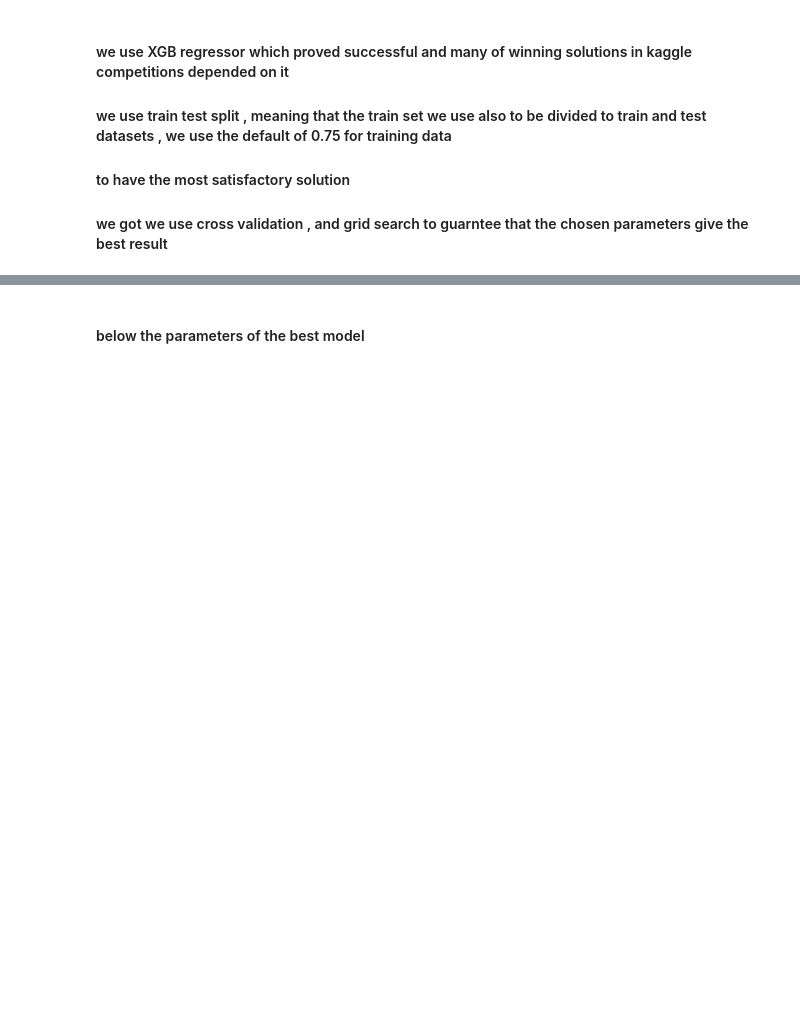
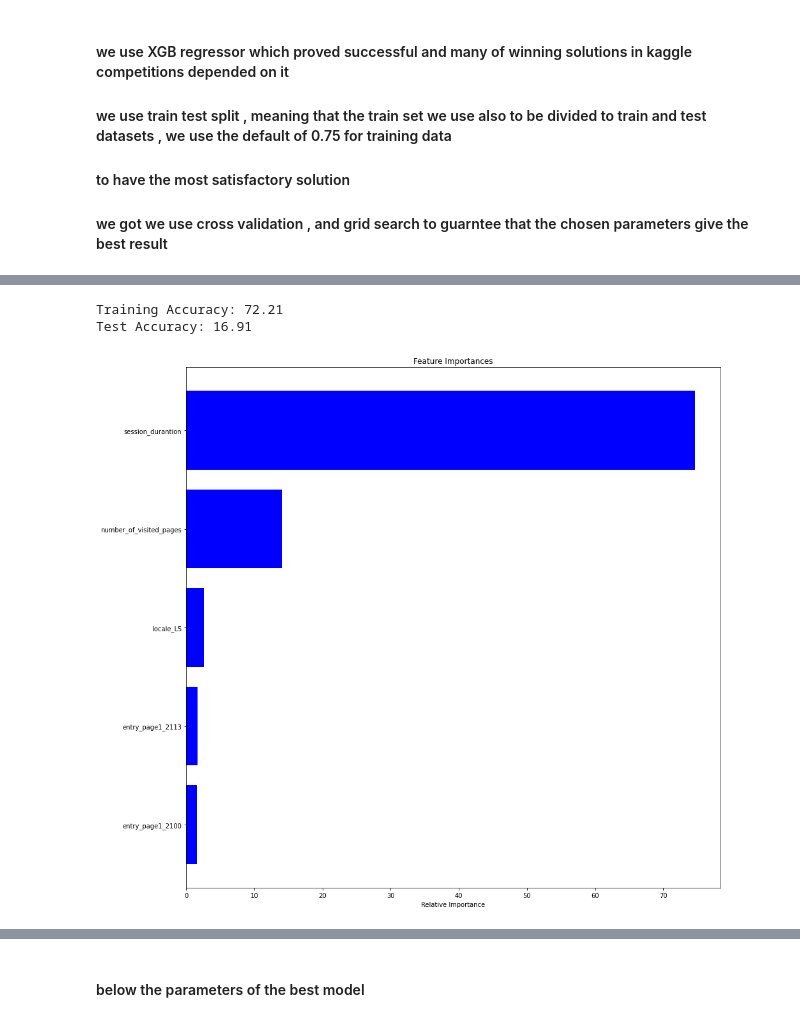
Before and after one commit to ahmedhas32/Data-science-projects, a Jupyter notebook: predicting_hits.ipynb, the cells around one changed output, grey strips where cells are left out. Cells and saved outputs as stored; diff of their text form; code cells hidden in the pictures; blank space fills up the shorter version.

```diff
--- a/predicting_hits.ipynb
+++ b/predicting_hits.ipynb
@@ -421,3 +471,12 @@ memory usage: 9.4 MB
+# %%
+x_test = x_test*1
+# %%
+from sklearn import preprocessing
+
+scaler = preprocessing.MinMaxScaler()
+train=scaler.fit_transform(train)
+x_test=scaler.fit_transform(x_test)
+y_train=scaler.fit_transform(y_train)
 # %% [markdown]
 ### Then we transfer to modelling
 # %% [markdown]
@@ -436 +505,29 @@ X, X_Val, Y, Y_Val = train_test_split(X, Y)
+# %%
+
+
+from sklearn.ensemble import RandomForestClassifier
+from sklearn.ensemble import RandomForestRegressor
+
+
+rf = RandomForestRegressor(n_estimators=100 )
+rf.fit(X, Y)
+
+print('Training Accuracy: {:.2f} '.format(rf.score(X, Y)*100))
+print('Test Accuracy: {:.2f} '.format(rf.score(X_Val, Y_Val)*100))
+# %% [output]
+Training Accuracy: 72.21
+Test Accuracy: 16.91
+# %%
+features = predictors
+importances = rf.feature_importances_
+indices = np.argsort(importances)
+# %%
+plt.figure(figsize=(15,15))
+plt.title('Feature Importances')
+plt.barh(range(len(indices[-5:])), importances[indices][-5:]*100, color='b', align='center')
+plt.yticks(range(len(indices[-5:])), [features[i] for i in indices[-5:]])
+plt.xlabel('Relative Importance')
+plt.show()
+# %% [output]
+[figure, added]
 # %%
```
Also changed, not shown: parts of 55 cells of this notebook.
